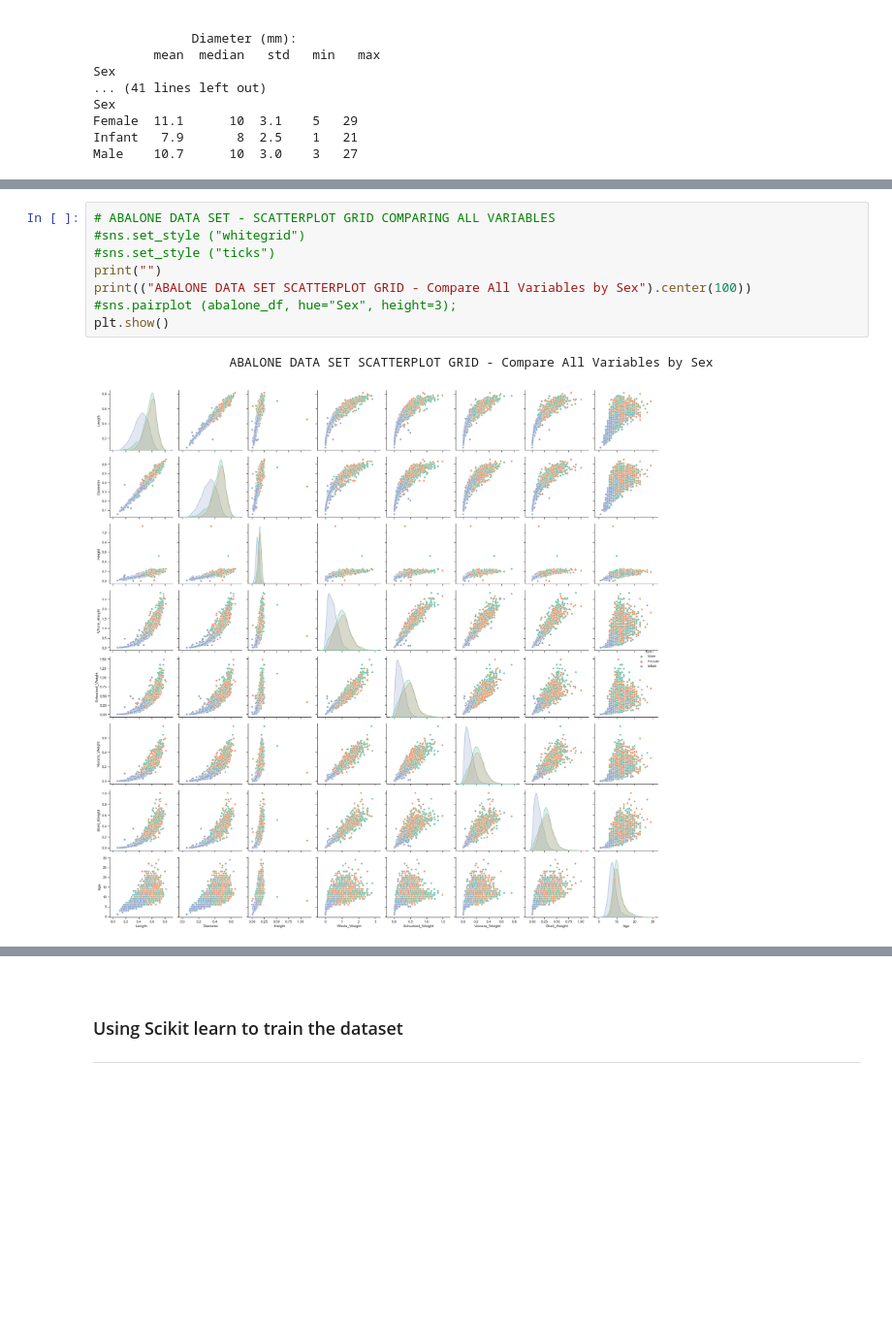
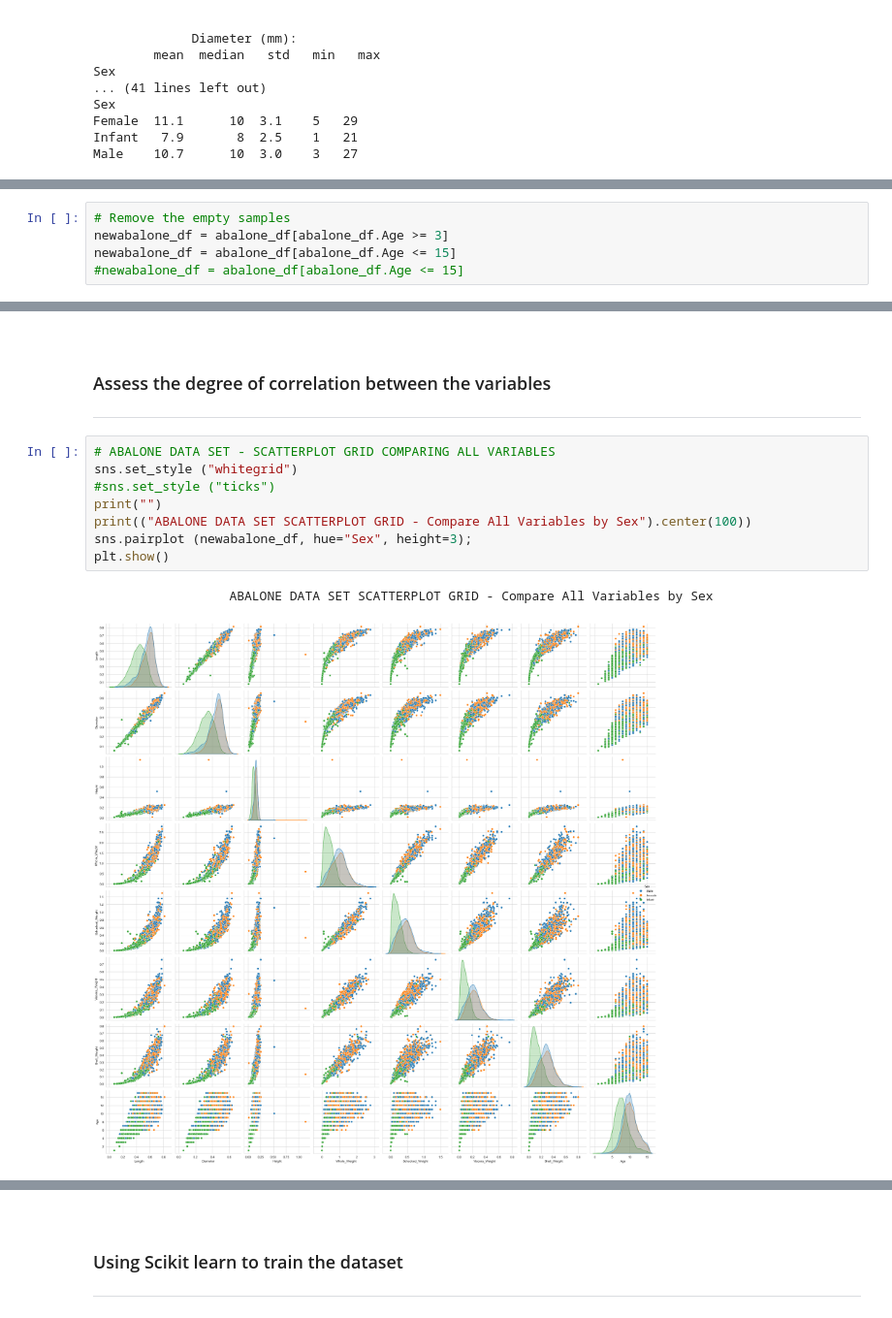
Before and after one commit to Fiona-600/Machine-Learning-and-Statistics-Project, a Jupyter notebook: scikit-learn.ipynb, the cells around one changed output, grey strips where cells are left out. Shown at 97% size. Drawn from its saved outputs; the diff is of its cells as text; blank space fills up the shorter version.

```diff
--- a/scikit-learn.ipynb
+++ b/scikit-learn.ipynb
@@ -457,0 +460,5 @@ _____________
+# %%
+# Remove the empty samples
+newabalone_df = abalone_df[abalone_df.Age >= 3]
+newabalone_df = abalone_df[abalone_df.Age <= 15]
+#newabalone_df = abalone_df[abalone_df.Age <= 15]
@@ -458,11 +480,16 @@ _____________
+# %% [markdown]
+<br/>
+
+### Assess the degree of correlation between the variables
+_____________
 # %%
 # ABALONE DATA SET - SCATTERPLOT GRID COMPARING ALL VARIABLES
-#sns.set_style ("whitegrid")
+sns.set_style ("whitegrid")
 #sns.set_style ("ticks")
 print("")
 print(("ABALONE DATA SET SCATTERPLOT GRID - Compare All Variables by Sex").center(100))
-#sns.pairplot (abalone_df, hue="Sex", height=3);
+sns.pairplot (newabalone_df, hue="Sex", height=3);
 plt.show()
 # %% [output]
                   ABALONE DATA SET SCATTERPLOT GRID - Compare All Variables by Sex
-[figure, old version]
+[figure, new version]
```
Also changed, not shown: parts of 99 cells of this notebook.
